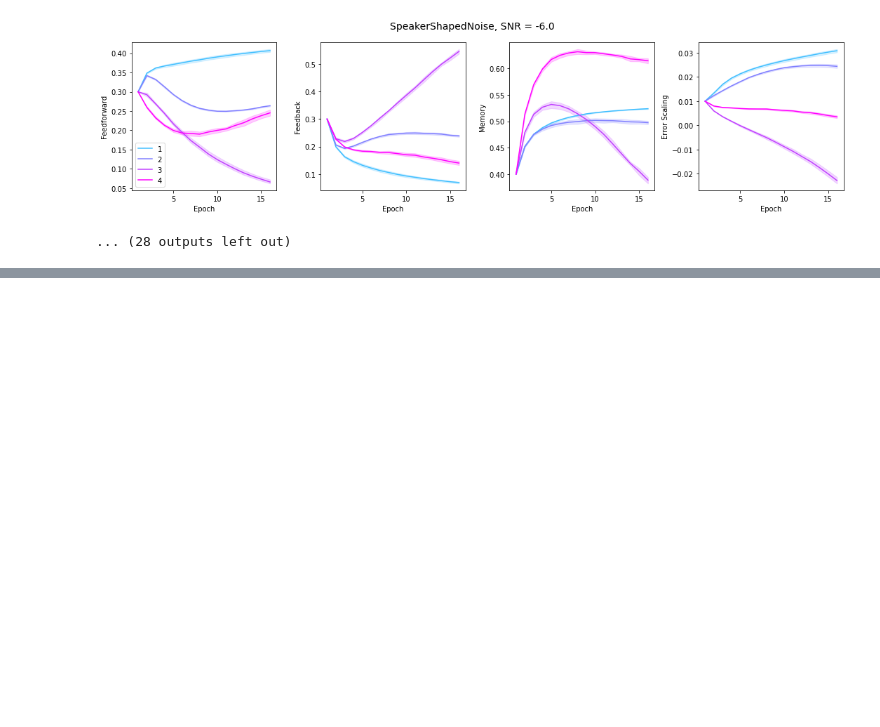
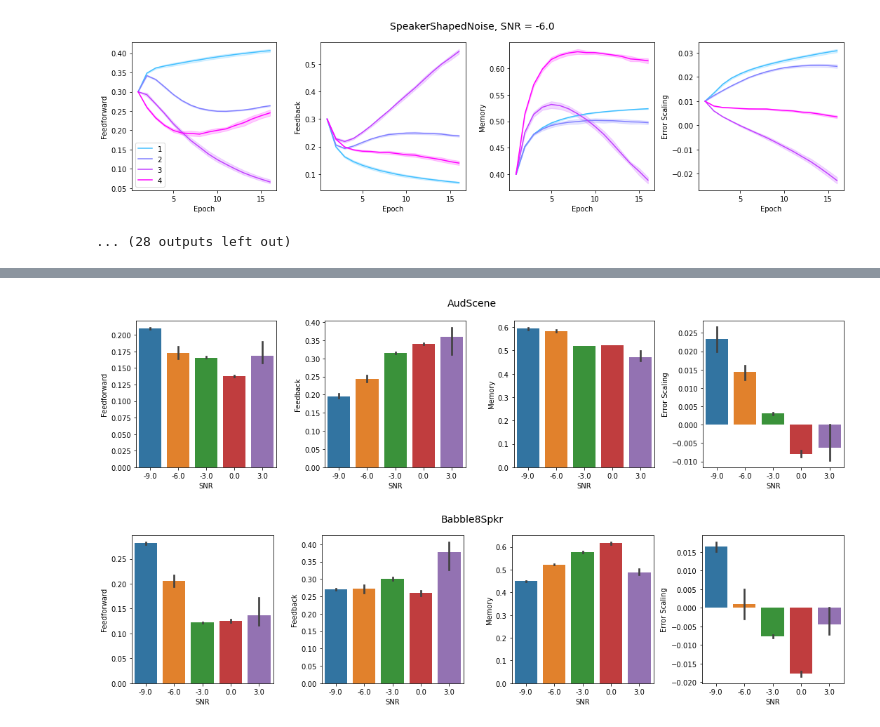
Before and after one commit to chingf/hallucnn, a Jupyter notebook: src/models/04b-plot-hyperparameters.ipynb, the cells around one changed output, grey strips where cells are left out. Cells and saved outputs as stored; diff of their text form; code cells hidden in the pictures; blank space fills up the shorter version.

```diff
--- a/src/models/04b-plot-hyperparameters.ipynb
+++ b/src/models/04b-plot-hyperparameters.ipynb
@@ -122,0 +280,26 @@ hyper_SpeakerShapedNoise_snr-6.0_FFstart
+# %%
+for _bg in np.unique(bg):
+    fig, axs = plt.subplots(1, 4, figsize = (15,4))
+    sns.barplot(
+        x='SNR', y='Feedforward',
+        ax=axs[0], data=df[df['Background Noise'] == _bg]
+        )
+    sns.barplot(
+        x='SNR', y='Feedback',
+        ax=axs[1], data=df[df['Background Noise'] == _bg]
+        )
+    sns.barplot(
+        x='SNR', y='Memory',
+        ax=axs[2], data=df[df['Background Noise'] == _bg]
+        )
+    sns.barplot(
+        x='SNR', y='Error Scaling',
+        ax=axs[3], data=df[df['Background Noise'] == _bg]
+        )
+    plt.suptitle(f'{_bg}', fontsize=14)
+    plt.tight_layout()
+    plt.show()
+    print('\n\n')
+# %% [output]
+[figure, added]
+[figure, added]
```
Also changed, not shown: parts of 4 cells of this notebook, 2 other files.
